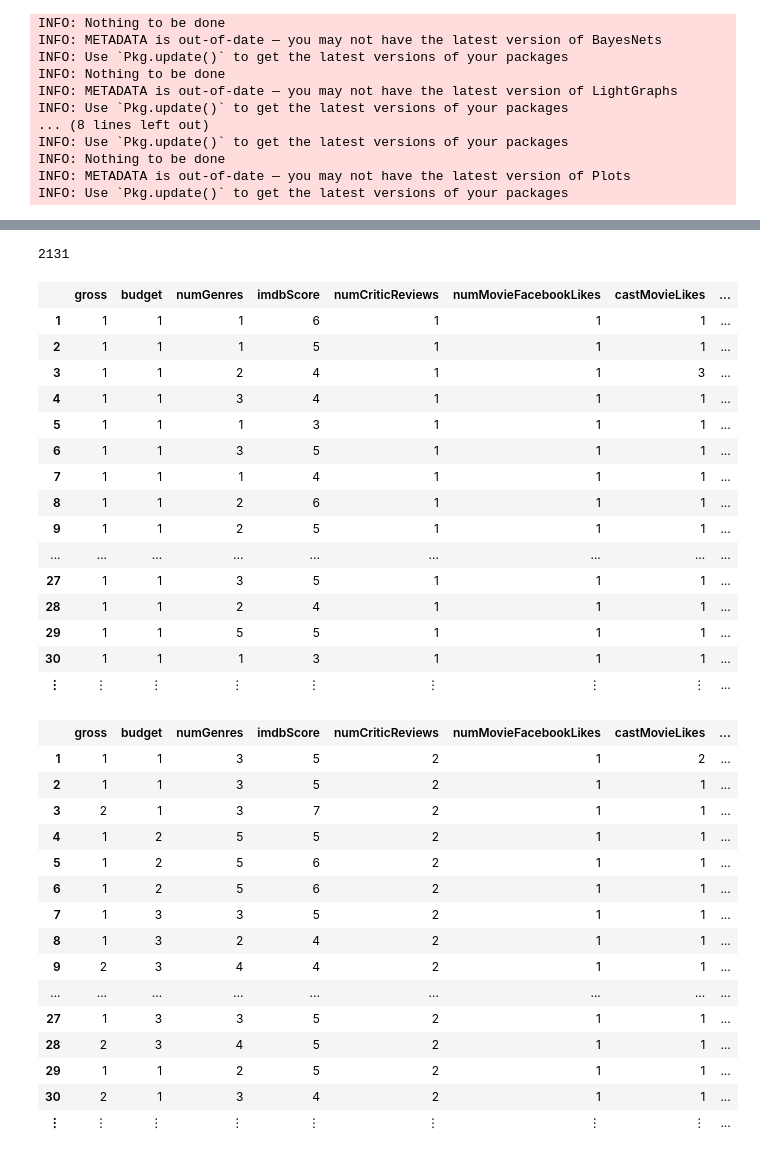
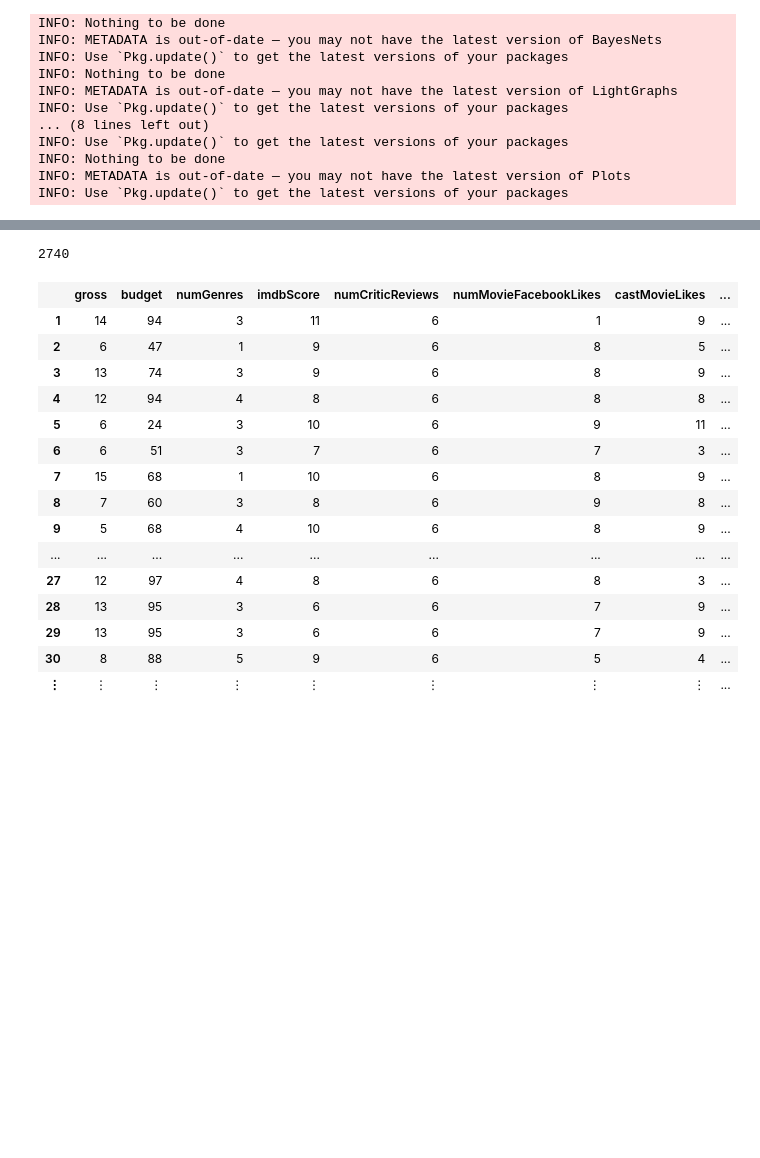
Before and after one commit to aaronlohwy/movieSuccessPredictions, a Jupyter notebook: moviePredictions.ipynb, the cells around one changed output, grey strips where cells are left out. Drawn from its saved outputs; the diff is of its cells as text; code cells hidden in the pictures; blank space fills up the shorter version.

Commit message:
added new discretizer code

```diff
--- a/moviePredictions.ipynb
+++ b/moviePredictions.ipynb
@@ -107,0 +150,22 @@ Discretizers.LinearDiscretizer{Float64,Int64}([1929.0,1941.43,1953.86,1966.29,19
+# %%
+##### BAYESIAN BLOCKS BINNING #####
+
+titleYear_edges = binedges(DiscretizeBayesianBlocks(), movieData[:title_year])
+
+budget_edges = binedges(DiscretizeBayesianBlocks(), movieData[:budget])
+
+gross_edges = binedges(DiscretizeBayesianBlocks(), movieData[:gross])
+
+duration_edges = binedges(DiscretizeBayesianBlocks(), movieData[:duration])
+
+numMovieFacebookLikes_edges = binedges(DiscretizeBayesianBlocks(), movieData[:movie_facebook_likes])
+
+directorFacebookLikes_edges = binedges(DiscretizeBayesianBlocks(), movieData[:director_facebook_likes])
+
+castMovieLikes_edges = binedges(DiscretizeBayesianBlocks(), movieData[:cast_total_facebook_likes])
+
+numFacesInPoster_edges = binedges(DiscretizeBayesianBlocks(), movieData[:facenumber_in_poster])
+
+imdbScore_edges = binedges(DiscretizeBayesianBlocks(), movieData[:imdb_score])
+
+critic_edges = binedges(DiscretizeBayesianBlocks(), movieData[:num_critic_for_reviews])
@@ -148,49 +224,31 @@ dataDiscretized = DataFrame(
 # %%
 totalSize = length(dataDiscretized[1])
-percentageTrain = 0.7
+percentageTrain = 0.9
 lastTrainExample = Int(floor(percentageTrain*totalSize))
 # %% [output]
-2131
+2740
 # %%
-#writetable("output.csv", data)
-#dataUndiscretized = dataUndiscretized[1:20,:]
-#display(dataUndiscretized)
+writetable("dataDiscretized.csv", dataDiscretized)
 
-dataDiscretizedTrain = dataDiscretized[1:lastTrainExample,:]
-dataDiscretizedTest = dataDiscretized[lastTrainExample+1:totalSize,:]
+dataDiscretizedTrain = dataDiscretized[1:lastTrainExample,:];
+dataDiscretizedTest = dataDiscretized[lastTrainExample+1:totalSize,:];
 #display(dataDiscretizedTrain)
 #display(dataDiscretizedTest)
 # %% [output]
 |  | gross | budget | numGenres | imdbScore | numCriticReviews | numMovieFacebookLikes | castMovieLikes | ... |
-| 1 | 1 | 1 | 1 | 6 | 1 | 1 | 1 | ... |
-| 2 | 1 | 1 | 1 | 5 | 1 | 1 | 1 | ... |
-| 3 | 1 | 1 | 2 | 4 | 1 | 1 | 3 | ... |
-| 4 | 1 | 1 | 3 | 4 | 1 | 1 | 1 | ... |
-| 5 | 1 | 1 | 1 | 3 | 1 | 1 | 1 | ... |
-| 6 | 1 | 1 | 3 | 5 | 1 | 1 | 1 | ... |
-| 7 | 1 | 1 | 1 | 4 | 1 | 1 | 1 | ... |
-| 8 | 1 | 1 | 2 | 6 | 1 | 1 | 1 | ... |
-| 9 | 1 | 1 | 2 | 5 | 1 | 1 | 1 | ... |
+| 1 | 14 | 94 | 3 | 11 | 6 | 1 | 9 | ... |
+| 2 | 6 | 47 | 1 | 9 | 6 | 8 | 5 | ... |
+| 3 | 13 | 74 | 3 | 9 | 6 | 8 | 9 | ... |
+| 4 | 12 | 94 | 4 | 8 | 6 | 8 | 8 | ... |
+| 5 | 6 | 24 | 3 | 10 | 6 | 9 | 11 | ... |
+| 6 | 6 | 51 | 3 | 7 | 6 | 7 | 3 | ... |
+| 7 | 15 | 68 | 1 | 10 | 6 | 8 | 9 | ... |
+| 8 | 7 | 60 | 3 | 8 | 6 | 9 | 8 | ... |
+| 9 | 5 | 68 | 4 | 10 | 6 | 8 | 9 | ... |
 | ... | ... | ... | ... | ... | ... | ... | ... | ... |
-| 27 | 1 | 1 | 3 | 5 | 1 | 1 | 1 | ... |
-| 28 | 1 | 1 | 2 | 4 | 1 | 1 | 1 | ... |
-| 29 | 1 | 1 | 5 | 5 | 1 | 1 | 1 | ... |
-| 30 | 1 | 1 | 1 | 3 | 1 | 1 | 1 | ... |
+| 27 | 12 | 97 | 4 | 8 | 6 | 8 | 3 | ... |
+| 28 | 13 | 95 | 3 | 6 | 6 | 7 | 9 | ... |
+| 29 | 13 | 95 | 3 | 6 | 6 | 7 | 9 | ... |
+| 30 | 8 | 88 | 5 | 9 | 6 | 5 | 4 | ... |
 | ⋮ | ⋮ | ⋮ | ⋮ | ⋮ | ⋮ | ⋮ | ⋮ | ... |
-|  | gross | budget | numGenres | imdbScore | numCriticReviews | numMovieFacebookLikes | castMovieLikes | ... |
-| 1 | 1 | 1 | 3 | 5 | 2 | 1 | 2 | ... |
-| 2 | 1 | 1 | 3 | 5 | 2 | 1 | 1 | ... |
-| 3 | 2 | 1 | 3 | 7 | 2 | 1 | 1 | ... |
-| 4 | 1 | 2 | 5 | 5 | 2 | 1 | 1 | ... |
-| 5 | 1 | 2 | 5 | 6 | 2 | 1 | 1 | ... |
-| 6 | 1 | 2 | 5 | 6 | 2 | 1 | 1 | ... |
-| 7 | 1 | 3 | 3 | 5 | 2 | 1 | 1 | ... |
-| 8 | 1 | 3 | 2 | 4 | 2 | 1 | 1 | ... |
-| 9 | 2 | 3 | 4 | 4 | 2 | 1 | 1 | ... |
-| ... | ... | ... | ... | ... | ... | ... | ... | ... |
-| 27 | 1 | 3 | 3 | 5 | 2 | 1 | 1 | ... |
-| 28 | 2 | 3 | 4 | 5 | 2 | 1 | 1 | ... |
-| 29 | 1 | 1 | 2 | 5 | 2 | 1 | 1 | ... |
-| 30 | 2 | 1 | 3 | 4 | 2 | 1 | 1 | ... |
-| ⋮ | ⋮ | ⋮ | ⋮ | ⋮ | ⋮ | ⋮ | ⋮ | ... |
 # %%
```
Also changed, not shown: parts of 22 cells of this notebook, 3 other files.
